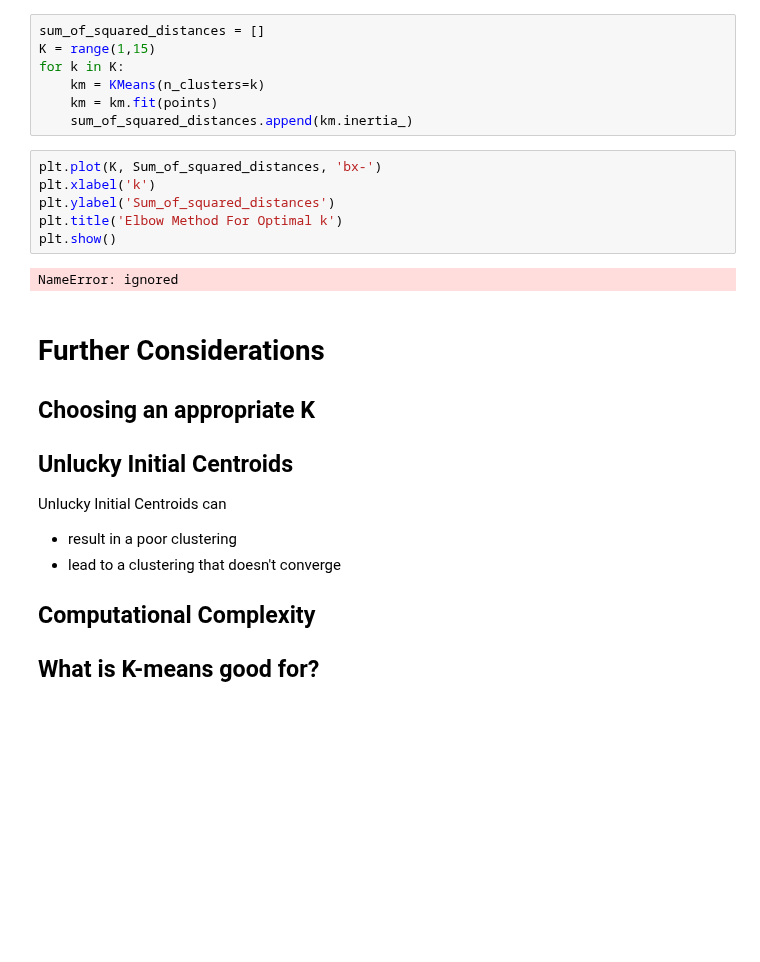
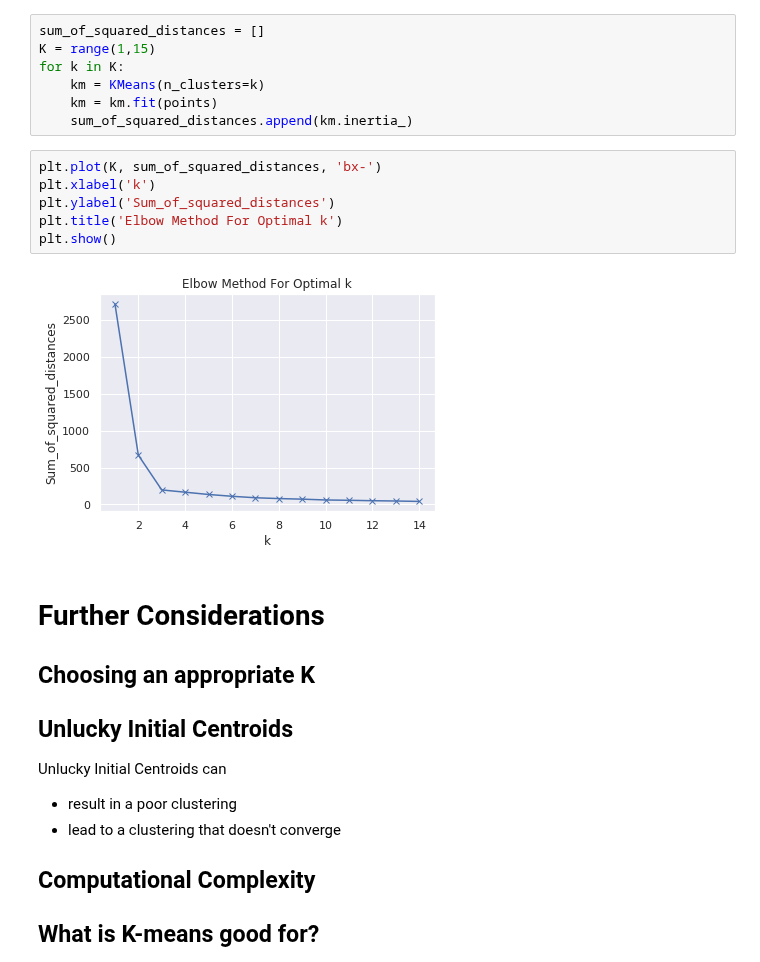
Before and after one commit to JimKing100/DS-Unit-1-Sprint-4-Linear-Algebra, a Jupyter notebook: module4-clustering/Clustering_and_NFL.ipynb, the cells around one changed output. Saved outputs shown, nothing was run; the diff lists cells and outputs as text; blank space fills up the shorter version.

```diff
--- a/module4-clustering/Clustering_and_NFL.ipynb
+++ b/module4-clustering/Clustering_and_NFL.ipynb
@@ -518,13 +518,13 @@ for k in K:
     km = km.fit(points)
     sum_of_squared_distances.append(km.inertia_)
 # %%
-plt.plot(K, Sum_of_squared_distances, 'bx-')
+plt.plot(K, sum_of_squared_distances, 'bx-')
 plt.xlabel('k')
 plt.ylabel('Sum_of_squared_distances')
 plt.title('Elbow Method For Optimal k')
 plt.show()
 # %% [output]
-NameError: ignored
+[figure, added]
 # %% [markdown]
 # Further Considerations
 
```
Also changed, not shown: parts of 19 cells of this notebook.
